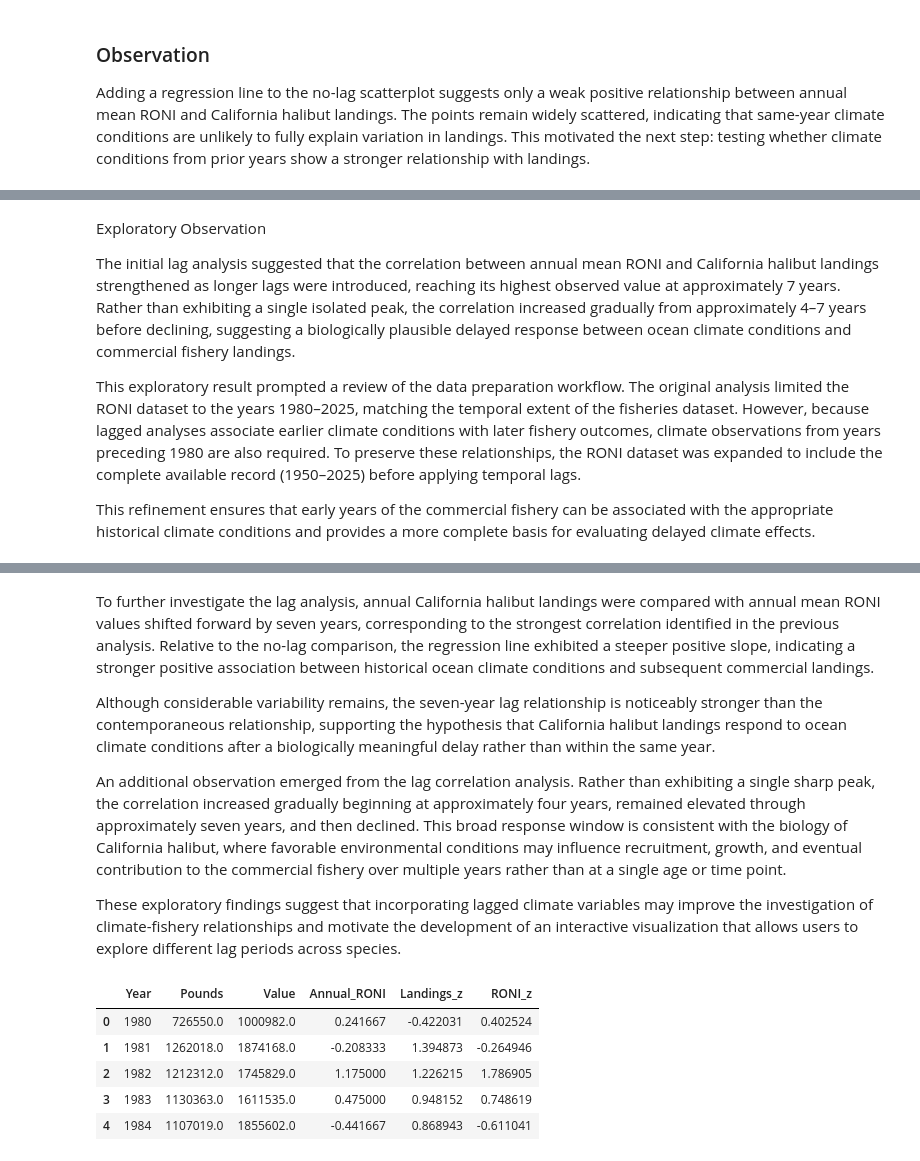
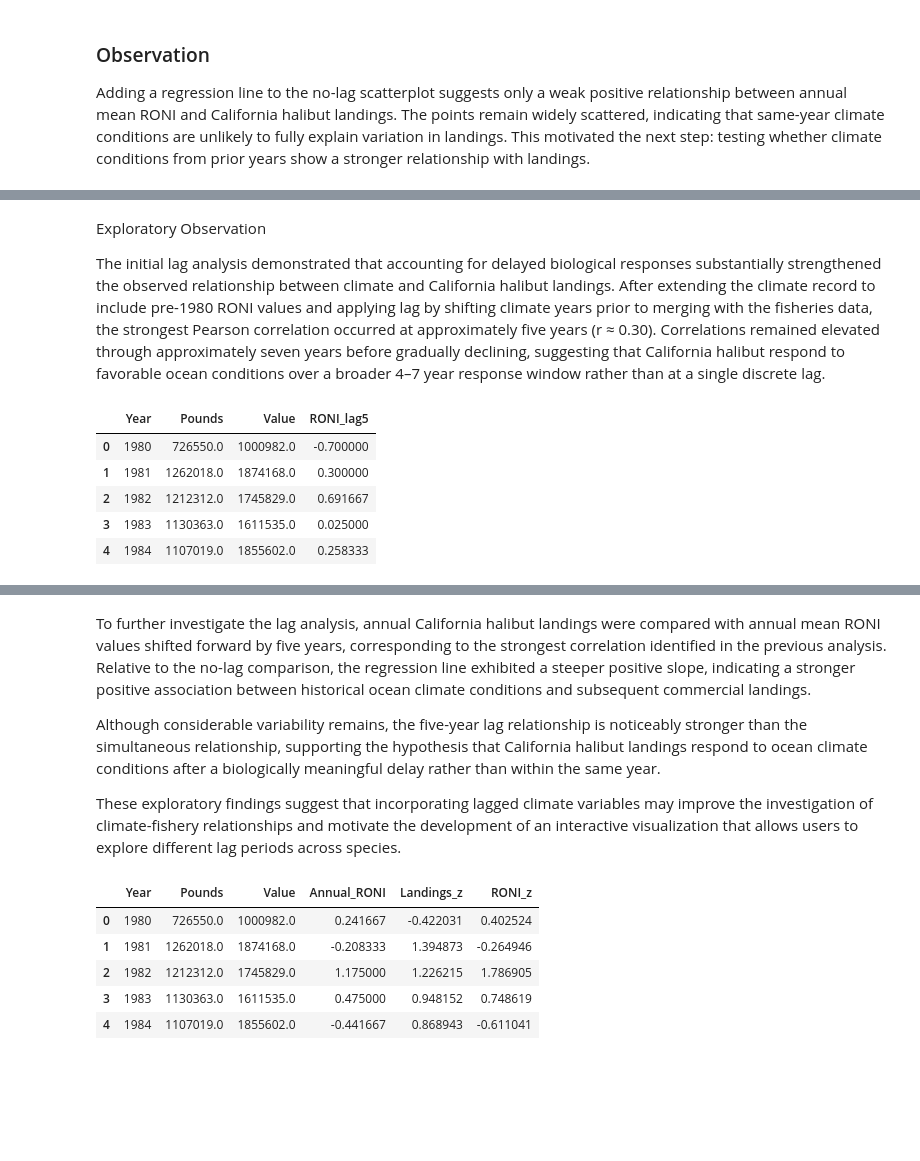
Before and after one commit to KristineLesyna/california-fisheries-climate-viz, a Jupyter notebook: Notebooks/02_Exploratory_Visualization.ipynb, the cells around one changed output, grey strips where cells are left out. Saved outputs shown, nothing was run; the diff lists cells and outputs as text; code cells hidden in the pictures; blank space fills up the shorter version.

```diff
--- a/Notebooks/02_Exploratory_Visualization.ipynb
+++ b/Notebooks/02_Exploratory_Visualization.ipynb
@@ -114,20 +135,26 @@ alt.Chart(corr_df).mark_line(point=True).encode(
 # %% [markdown]
 Exploratory Observation
 
-The initial lag analysis suggested that the correlation between annual mean RONI and California halibut landings strengthened as longer lags were introduced, reaching its highest observed value at approximately 7 years. Rather than exhibiting a single isolated peak, the correlation increased gradually from approximately 4–7 years before declining, suggesting a biologically plausible delayed response between ocean climate conditions and commercial fishery landings.
-
-This exploratory result prompted a review of the data preparation workflow. The original analysis limited the RONI dataset to the years 1980–2025, matching the temporal extent of the fisheries dataset. However, because lagged analyses associate earlier climate conditions with later fishery outcomes, climate observations from years preceding 1980 are also required. To preserve these relationships, the RONI dataset was expanded to include the complete available record (1950–2025) before applying temporal lags.
-
-This refinement ensures that early years of the commercial fishery can be associated with the appropriate historical climate conditions and provides a more complete basis for evaluating delayed climate effects.
+The initial lag analysis demonstrated that accounting for delayed biological responses substantially strengthened the observed relationship between climate and California halibut landings. After extending the climate record to include pre-1980 RONI values and applying lag by shifting climate years prior to merging with the fisheries data, the strongest Pearson correlation occurred at approximately five years (r ≈ 0.30). Correlations remained elevated through approximately seven years before gradually declining, suggesting that California halibut respond to favorable ocean conditions over a broader 4–7 year response window rather than at a single discrete lag.
 # %%
-best_lag = 7
+best_lag = 5
 
-halibut_lag7 = halibut_climate.copy()
+roni_lag = roni_annual.copy()
+roni_lag["Year"] = roni_lag["Year"] + best_lag
+roni_lag = roni_lag.rename(columns={"Annual_RONI": "RONI_lag5"})
 
-halibut_lag7["RONI_lag7"] = (
-    halibut_lag7["Annual_RONI"]
-    .shift(best_lag)
+halibut_lag5 = halibut.merge(
+    roni_lag,
+    on="Year",
+    how="inner"
 )
 
-halibut_lag7 = halibut_lag7.dropna()
+halibut_lag5.head()
+# %% [output]
+|  | Year | Pounds | Value | RONI_lag5 |
+| 0 | 1980 | 726550.0 | 1000982.0 | -0.700000 |
+| 1 | 1981 | 1262018.0 | 1874168.0 | 0.300000 |
+| 2 | 1982 | 1212312.0 | 1745829.0 | 0.691667 |
+| 3 | 1983 | 1130363.0 | 1611535.0 | 0.025000 |
+| 4 | 1984 | 1107019.0 | 1855602.0 | 0.258333 |
 # %%
@@ -168,11 +195,9 @@ trend = (
 # %% [output]
 [interactive output not drawn]
 # %% [markdown]
-To further investigate the lag analysis, annual California halibut landings were compared with annual mean RONI values shifted forward by seven years, corresponding to the strongest correlation identified in the previous analysis. Relative to the no-lag comparison, the regression line exhibited a steeper positive slope, indicating a stronger positive association between historical ocean climate conditions and subsequent commercial landings.
+To further investigate the lag analysis, annual California halibut landings were compared with annual mean RONI values shifted forward by five years, corresponding to the strongest correlation identified in the previous analysis. Relative to the no-lag comparison, the regression line exhibited a steeper positive slope, indicating a stronger positive association between historical ocean climate conditions and subsequent commercial landings.
 
-Although considerable variability remains, the seven-year lag relationship is noticeably stronger than the contemporaneous relationship, supporting the hypothesis that California halibut landings respond to ocean climate conditions after a biologically meaningful delay rather than within the same year.
-
-An additional observation emerged from the lag correlation analysis. Rather than exhibiting a single sharp peak, the correlation increased gradually beginning at approximately four years, remained elevated through approximately seven years, and then declined. This broad response window is consistent with the biology of California halibut, where favorable environmental conditions may influence recruitment, growth, and eventual contribution to the commercial fishery over multiple years rather than at a single age or time point.
+Although considerable variability remains, the five-year lag relationship is noticeably stronger than the simultaneous relationship, supporting the hypothesis that California halibut landings respond to ocean climate conditions after a biologically meaningful delay rather than within the same year.
 
 These exploratory findings suggest that incorporating lagged climate variables may improve the investigation of climate-fishery relationships and motivate the development of an interactive visualization that allows users to explore different lag periods across species.
 # %%
```
Also changed, not shown: parts of 28 cells of this notebook, 8 other files.
